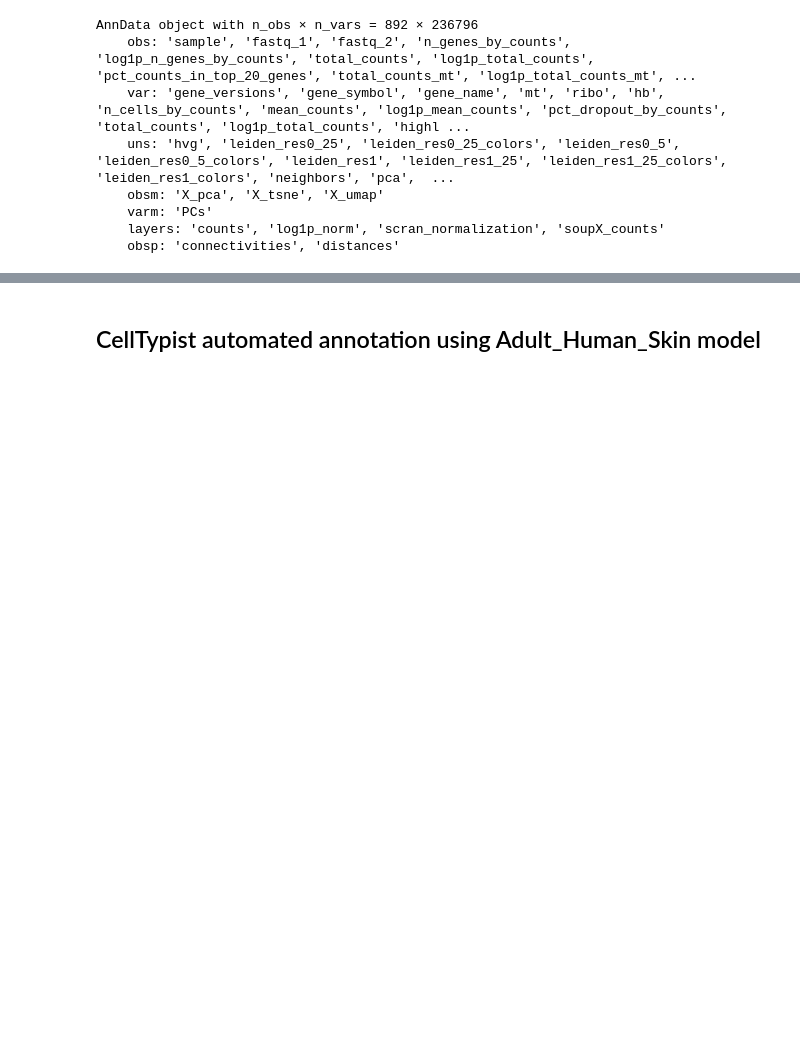
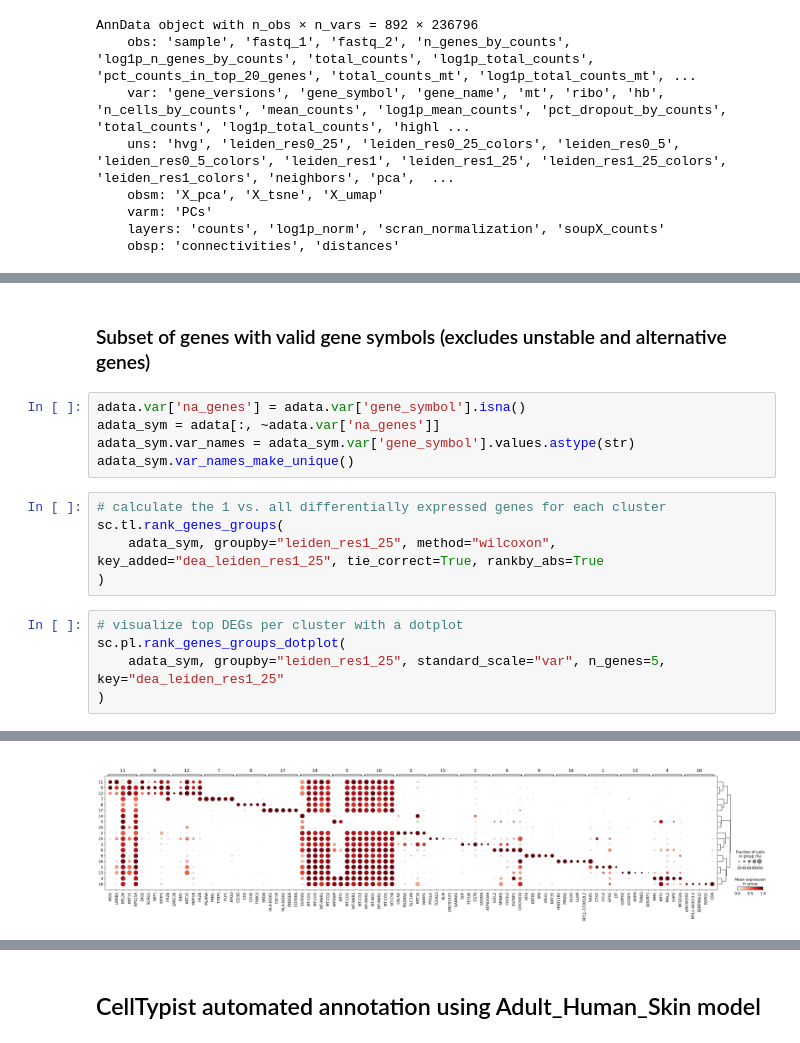
Before and after one commit to PhilipPeffer/scRNA-seq-analysis, a Jupyter notebook: cellular_structure/annotation/annotation.ipynb, the cells around one changed output, grey strips where cells are left out. Drawn from its saved outputs; the diff is of its cells as text; blank space fills up the shorter version.

```diff
--- a/cellular_structure/annotation/annotation.ipynb
+++ b/cellular_structure/annotation/annotation.ipynb
@@ -45,0 +109,18 @@ AnnData object with n_obs × n_vars = 892 × 236796
+# %% [markdown]
+### Subset of genes with valid gene symbols (excludes unstable and alternative genes)
+# %%
+adata.var['na_genes'] = adata.var['gene_symbol'].isna()
+adata_sym = adata[:, ~adata.var['na_genes']]
+adata_sym.var_names = adata_sym.var['gene_symbol'].values.astype(str)
+adata_sym.var_names_make_unique()
+# %%
+# calculate the 1 vs. all differentially expressed genes for each cluster
+sc.tl.rank_genes_groups(
+    adata_sym, groupby="leiden_res1_25", method="wilcoxon", key_added="dea_leiden_res1_25", tie_correct=True, rankby_abs=True
+)
+# %%
+# visualize top DEGs per cluster with a dotplot
+sc.pl.rank_genes_groups_dotplot(
+    adata_sym, groupby="leiden_res1_25", standard_scale="var", n_genes=5, key="dea_leiden_res1_25"
+)
+# %% [output]
@@ -45,0 +128 @@ AnnData object with n_obs × n_vars = 892 × 236796
+[figure, added]
```
Also changed, not shown: parts of 22 cells of this notebook.
